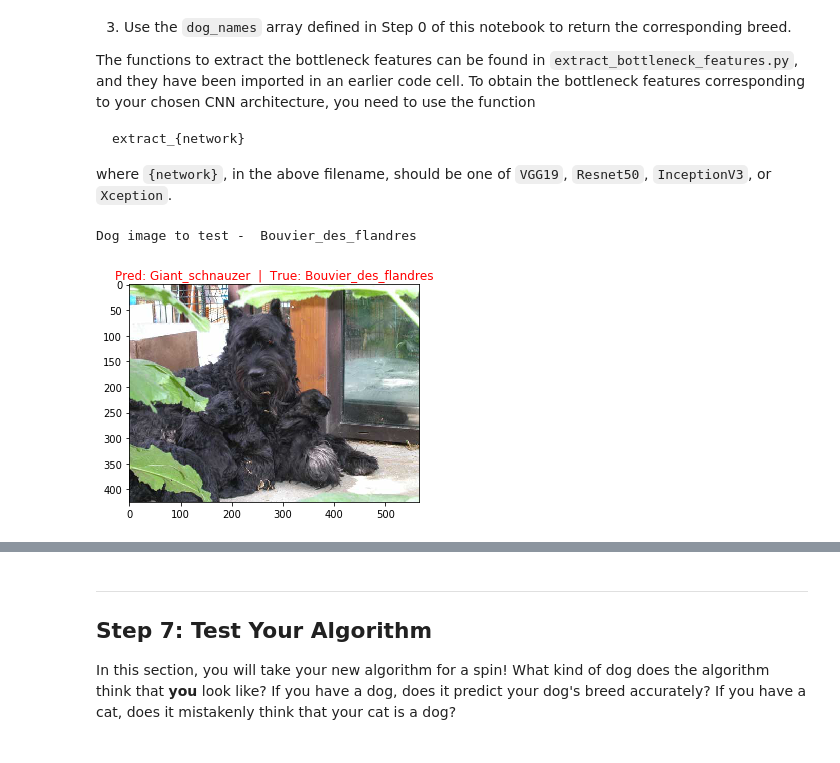
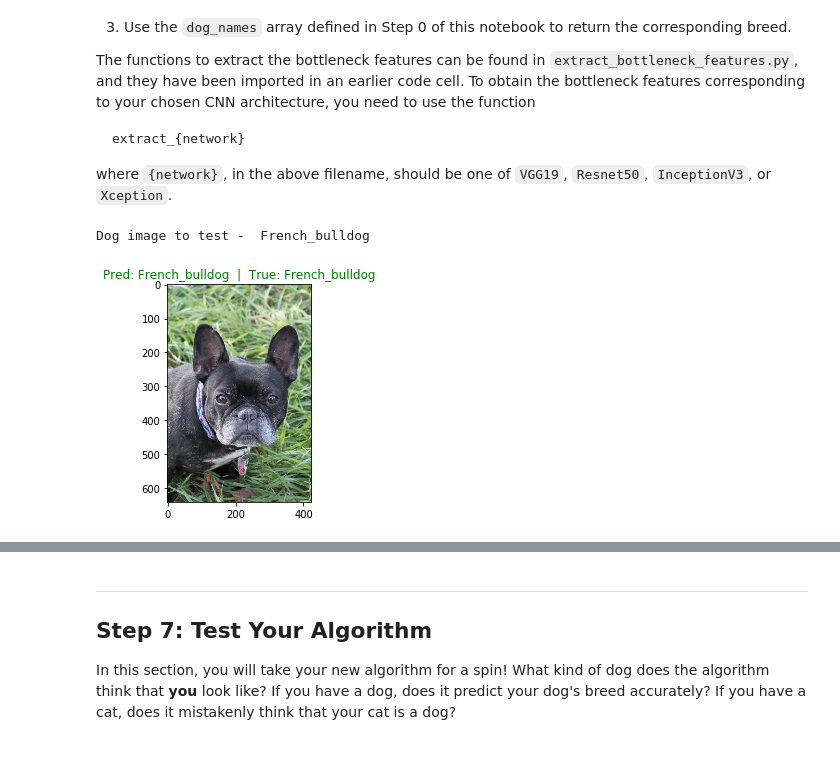
Before and after one commit to m00nd00r/Dog-Breed-App, a Jupyter notebook: dog_app.ipynb, the cells around one changed output, grey strips where cells are left out. Cells and saved outputs as stored; diff of their text form; code cells hidden in the pictures.

```diff
--- a/dog_app.ipynb
+++ b/dog_app.ipynb
@@ -218,8 +221,8 @@ As seen below, it performs quite a bit better than the opencv classifier with 10
 # %%
 # Randomly select a file from human_files.
 ix = np.random.choice(human_files.shape[0])
-imgfile = human_files[ix]
-
+#imgfile = human_files[ix]
+imgfile = 'gregandscully.jpg'
 # Create a HOG face detector using the built-in dlib class
 face_detect2 = dlib.get_frontal_face_detector()
 
@@ -1068,6 +1071,18 @@ The functions to extract the bottleneck features can be found in `extract_bottle
     extract_{network}
 
 where `{network}`, in the above filename, should be one of `VGG19`, `Resnet50`, `InceptionV3`, or `Xception`.
+# %%
+def path_to_tensor(img_path, target_dim=224):
+    # loads RGB image as PIL.Image.Image type
+    img = image.load_img(img_path, target_size=(target_dim, target_dim))
+    # convert PIL.Image.Image type to 3D tensor with shape (224, 224, 3)
+    x = image.img_to_array(img)
+    # convert 3D tensor to 4D tensor with shape (1, 224, 224, 3) and return 4D tensor
+    return np.expand_dims(x, axis=0)
+
+def paths_to_tensor(img_paths, target_dim=224):
+    list_of_tensors = [path_to_tensor(img_path) for img_path in tqdm(img_paths)]
+    return np.vstack(list_of_tensors)
 # %%
 ### TODO: Write a function that takes a path to an image as input
 ### and returns the dog breed that is predicted by the model.
@@ -1112,14 +1127,14 @@ def show_breed(img_path, model='Xception'):
 # %%
 ind = np.random.choice(test_files.shape[0])
 
 if platform == 'win32':
     print('Dog image to test - ', test_files[ind].rsplit('\\',1)[1].rsplit('_',1)[0])
 else:
     print('Dog image to test - ', test_files[ind].rsplit('/',1)[1].rsplit('_',1)[0])
-show_breed(test_files[ind], model='VGG19')
+show_breed(test_files[ind])
 # %% [output]
-Dog image to test -  Bouvier_des_flandres
+Dog image to test -  French_bulldog
-[figure, old version]
+[figure, new version]
 # %%
 #del model, train, valid, test
 gc.collect()
```
Also changed, not shown: parts of 17 cells of this notebook.
